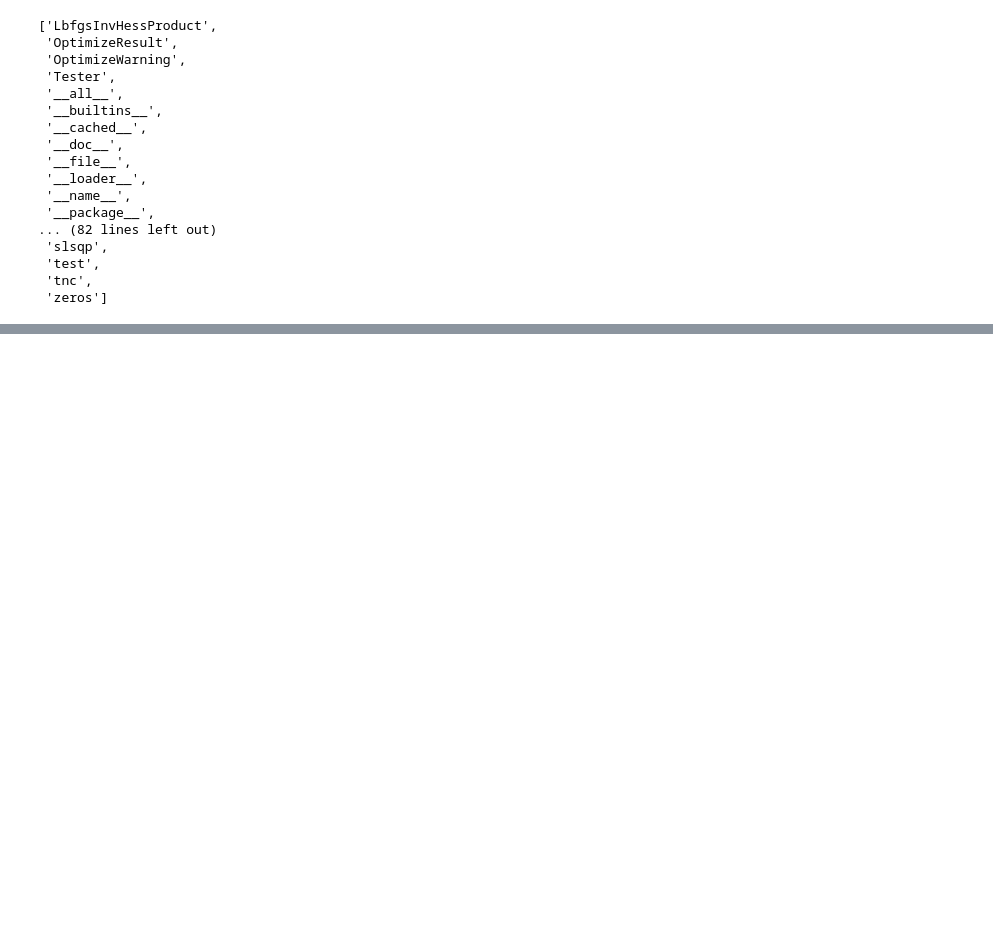
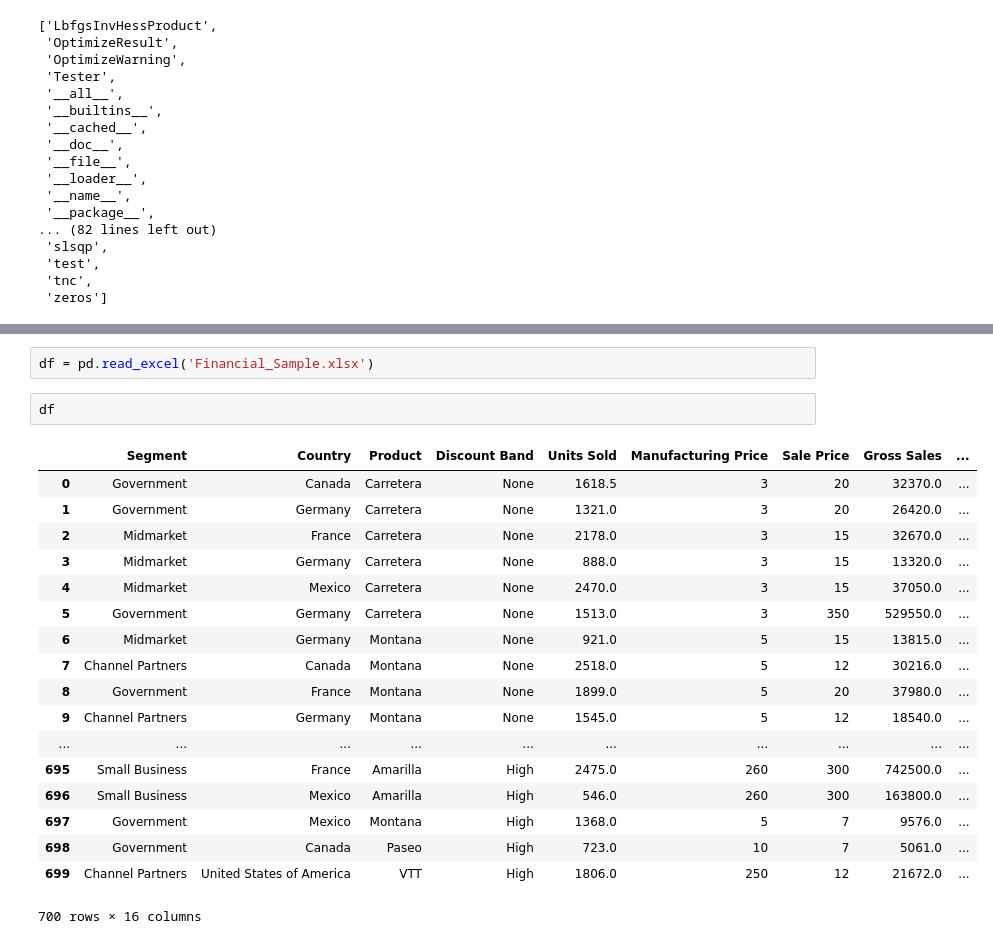
Before and after one commit to josephcslater/JupyterExamples, a Jupyter notebook: Newton_Raphson.ipynb, the cells around one changed output, grey strips where cells are left out. Drawn from its saved outputs; the diff is of its cells as text; blank space fills up the shorter version.

```diff
--- a/Newton_Raphson.ipynb
+++ b/Newton_Raphson.ipynb
@@ -226,0 +262,23 @@ locals()[function_name]
+# %%
+df = pd.read_excel('Financial_Sample.xlsx')
+# %%
+df
+# %% [output]
+|  | Segment | Country | Product | Discount Band | Units Sold | Manufacturing Price | Sale Price | Gross Sales | ... |
+| 0 | Government | Canada | Carretera | None | 1618.5 | 3 | 20 | 32370.0 | ... |
+| 1 | Government | Germany | Carretera | None | 1321.0 | 3 | 20 | 26420.0 | ... |
+| 2 | Midmarket | France | Carretera | None | 2178.0 | 3 | 15 | 32670.0 | ... |
+| 3 | Midmarket | Germany | Carretera | None | 888.0 | 3 | 15 | 13320.0 | ... |
+| 4 | Midmarket | Mexico | Carretera | None | 2470.0 | 3 | 15 | 37050.0 | ... |
+| 5 | Government | Germany | Carretera | None | 1513.0 | 3 | 350 | 529550.0 | ... |
+| 6 | Midmarket | Germany | Montana | None | 921.0 | 5 | 15 | 13815.0 | ... |
+| 7 | Channel Partners | Canada | Montana | None | 2518.0 | 5 | 12 | 30216.0 | ... |
+| 8 | Government | France | Montana | None | 1899.0 | 5 | 20 | 37980.0 | ... |
+| 9 | Channel Partners | Germany | Montana | None | 1545.0 | 5 | 12 | 18540.0 | ... |
+| ... | ... | ... | ... | ... | ... | ... | ... | ... | ... |
+| 695 | Small Business | France | Amarilla | High | 2475.0 | 260 | 300 | 742500.0 | ... |
+| 696 | Small Business | Mexico | Amarilla | High | 546.0 | 260 | 300 | 163800.0 | ... |
+| 697 | Government | Mexico | Montana | High | 1368.0 | 5 | 7 | 9576.0 | ... |
+| 698 | Government | Canada | Paseo | High | 723.0 | 10 | 7 | 5061.0 | ... |
+| 699 | Channel Partners | United States of America | VTT | High | 1806.0 | 250 | 12 | 21672.0 | ... |
+700 rows × 16 columns
```
Also changed, not shown: parts of 11 cells of this notebook, 1 other file.
